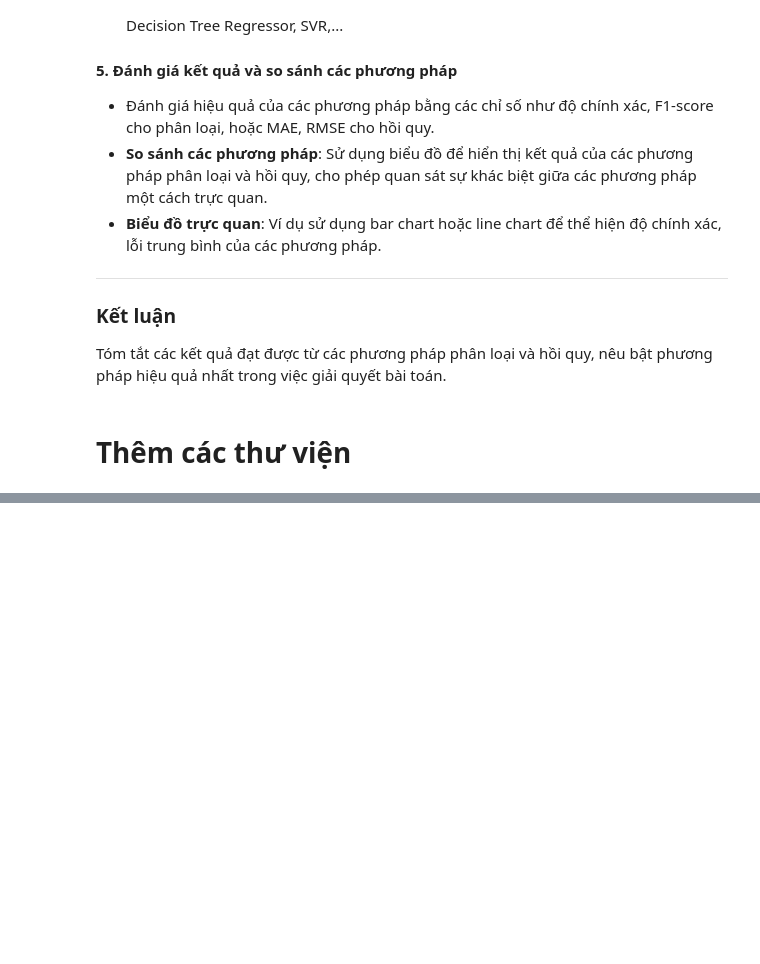
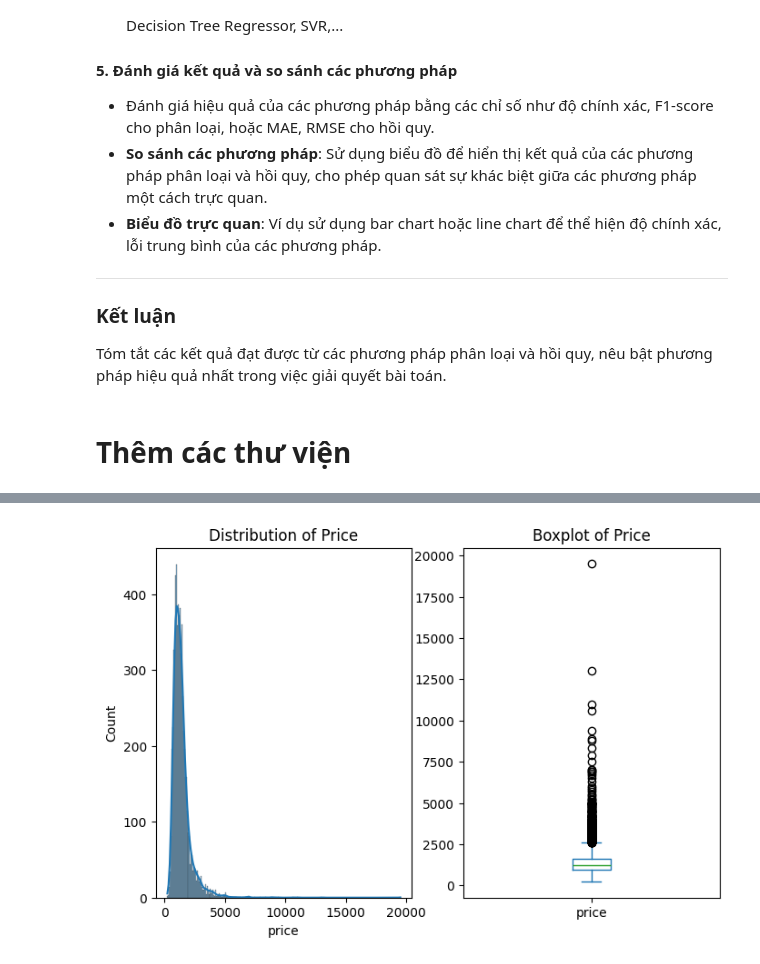
Before and after one commit to Chungg25/-Apartment-for-Rent-Classified, a Jupyter notebook: Apartment_for_Rent_Classified.ipynb, the cells around one changed output, grey strips where cells are left out. Drawn from its saved outputs; the diff is of its cells as text; code cells hidden in the pictures; blank space fills up the shorter version.

```diff
--- a/Apartment_for_Rent_Classified.ipynb
+++ b/Apartment_for_Rent_Classified.ipynb
@@ -188,0 +114,4 @@ Name: amenities, Length: 9791, dtype: int64
+# %%
+#drop missing value
+rental = rental.dropna()
+rental = rental.reset_index(drop=True)
@@ -188,0 +151,3 @@ Name: amenities, Length: 9791, dtype: int64
+# %%
+rental = rental.drop_duplicates()
+rental = rental.reset_index(drop=True)
@@ -188,0 +165,10 @@ Name: amenities, Length: 9791, dtype: int64
+# %%
+#drop value = 0
+rental = rental[rental["square_feet"] != 0].reset_index(drop=True)
+
+rental = rental[rental["bedrooms"] != 0].reset_index(drop=True)
+
+rental = rental[rental["bathrooms"] != 0].reset_index(drop=True)
+
+
+rental.head(10)
@@ -188,0 +218,3 @@ Name: amenities, Length: 9791, dtype: int64
+# %%
+
+rental = rental[rental["price_type"] != "Weekly"].reset_index(drop=True)
@@ -188,0 +287,16 @@ Name: amenities, Length: 9791, dtype: int64
+# %%
+plt.figure(figsize=(16, 5))
+
+# Biểu đồ phân phối (distribution plot) cho cột price
+plt.subplot(121)
+sns.histplot(rental["price"], kde=True)
+plt.title("Distribution of Price")
+
+# Boxplot cho cột price
+plt.subplot(122)
+rental["price"].plot.box(figsize=(8, 5))
+plt.title("Boxplot of Price")
+
+plt.show()
+# %% [output]
+[figure, added]
```
Also changed, not shown: parts of 68 cells of this notebook, 1 other file.
